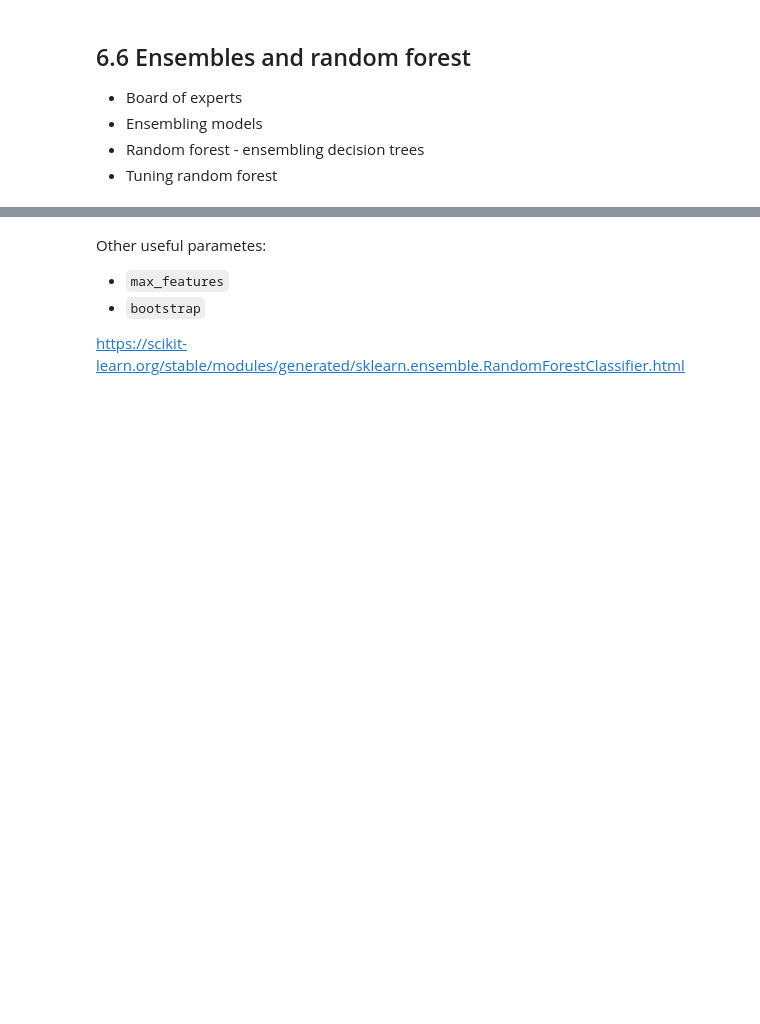
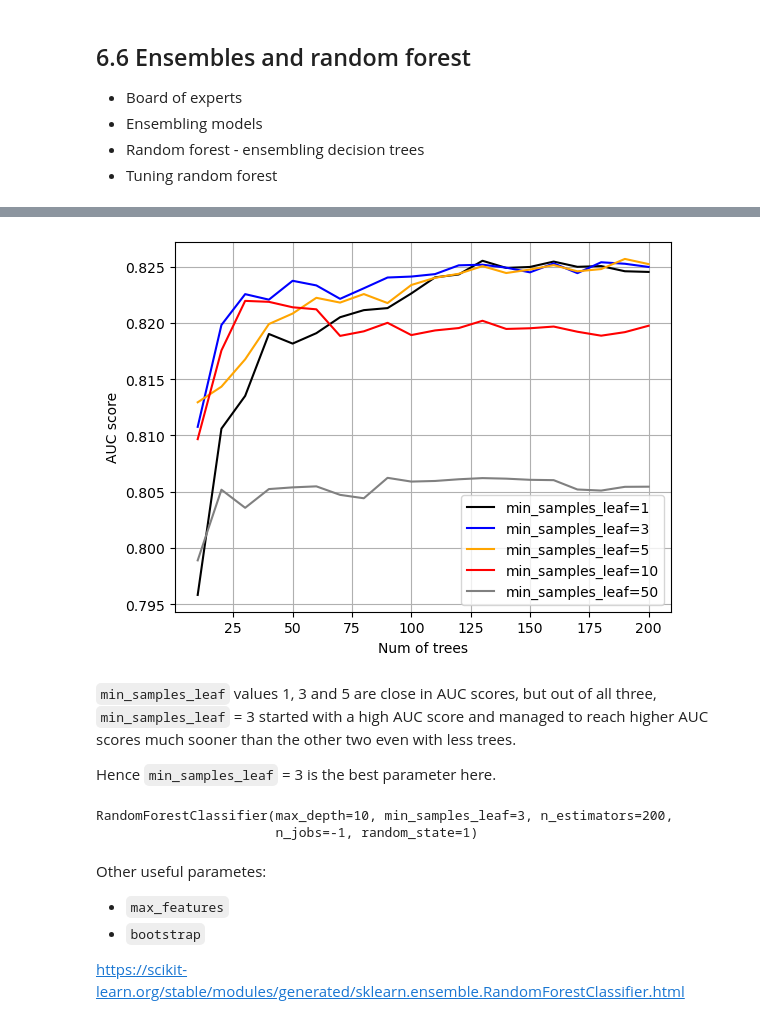
Before and after one commit to viviensiu/ml-zoomcamp, a Jupyter notebook: 6_trees/notebook.ipynb, the cells around one changed output, grey strips where cells are left out. Saved outputs shown, nothing was run; the diff lists cells and outputs as text; code cells hidden in the pictures; blank space fills up the shorter version.

```diff
--- a/6_trees/notebook.ipynb
+++ b/6_trees/notebook.ipynb
@@ -640,23 +723,37 @@ df_scores = pd.DataFrame(scores, columns=columns)
 # %%
 colors = ['black', 'blue', 'orange', 'red', 'grey']
 values = [1, 3, 5, 10, 50]
 
 for s, col in zip(values, colors):
     df_subset = df_scores[df_scores.min_samples_leaf == s]
 
     plt.plot(df_subset.n_estimators, df_subset.auc,
              color=col,
              label='min_samples_leaf=%d' % s)
 
+plt.xlabel("Num of trees")
+plt.ylabel("AUC score")
+plt.grid()
 plt.legend()
+plt.show()
+# %% [output]
+[figure, added]
+# %% [markdown]
+`min_samples_leaf` values 1, 3 and 5 are close in AUC scores, but out of all three, `min_samples_leaf` = 3 started with a high AUC score and managed to reach higher AUC scores much sooner than the other two even with less trees.
+
+Hence `min_samples_leaf` = 3 is the best parameter here.
 # %%
 min_samples_leaf = 3
 # %%
 rf = RandomForestClassifier(n_estimators=200,
                             max_depth=max_depth,
                             min_samples_leaf=min_samples_leaf,
-                            random_state=1)
+                            random_state=1,
+                           n_jobs = -1)
 rf.fit(X_train, y_train)
+# %% [output]
+RandomForestClassifier(max_depth=10, min_samples_leaf=3, n_estimators=200,
+                       n_jobs=-1, random_state=1)
 # %% [markdown]
 Other useful parametes:
 
```
Also changed, not shown: parts of 18 cells of this notebook, 1 other file.
